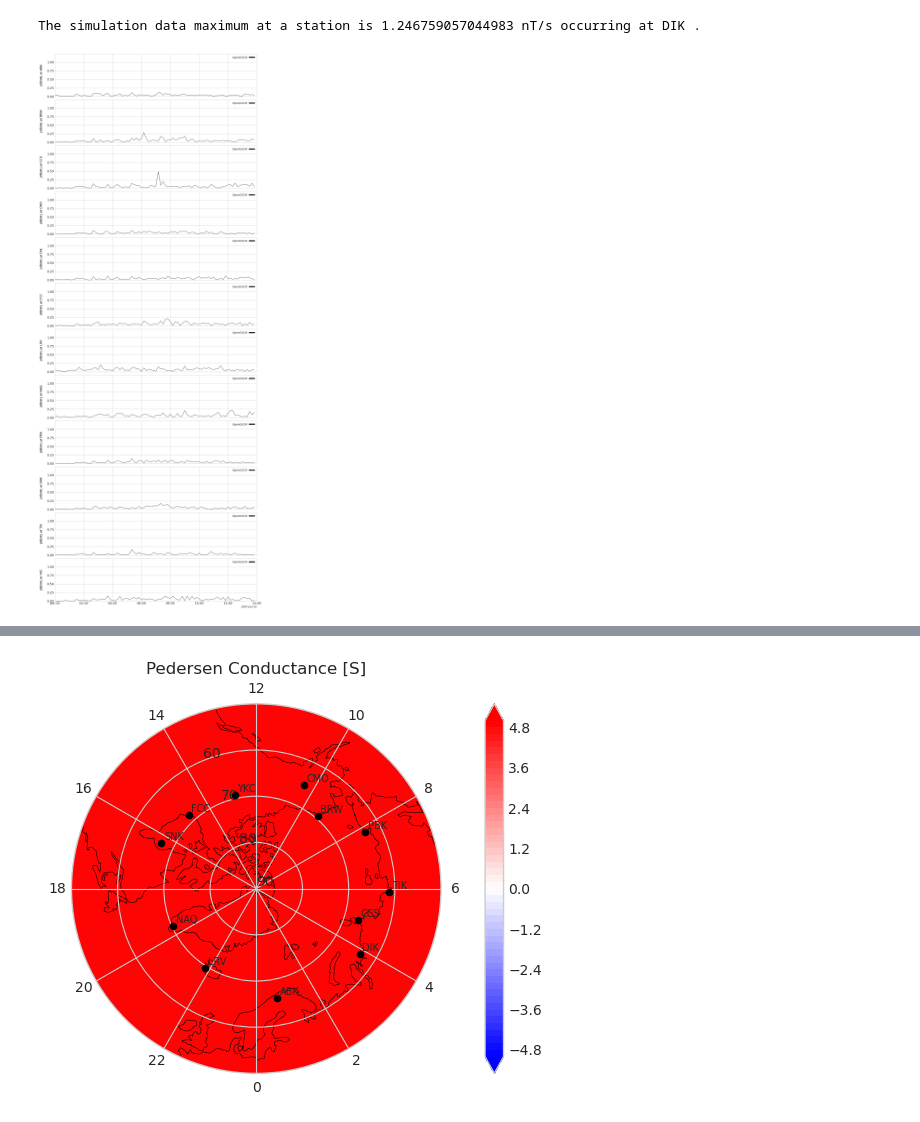
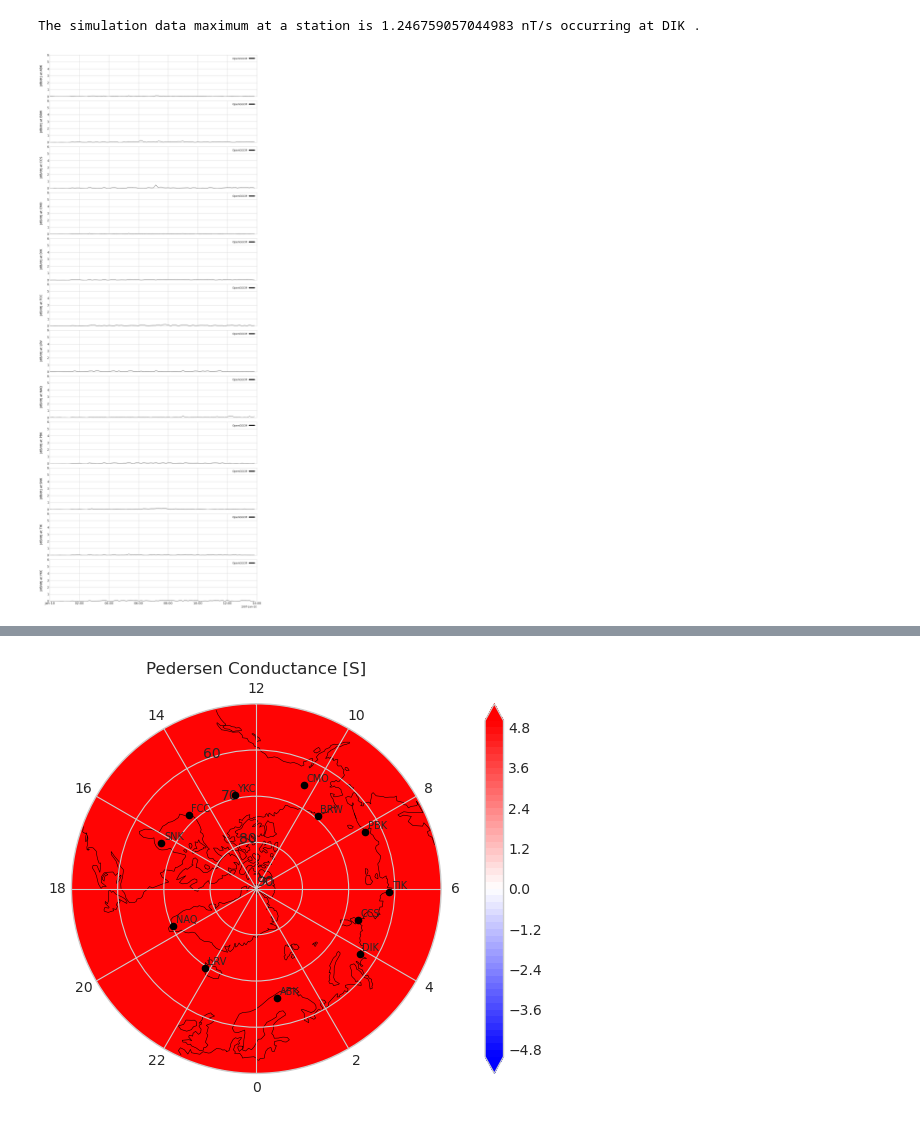
Before and after one commit to choongminum/storm199701, a Jupyter notebook: runs/raeder/c031/plots/geo_data_c031.ipynb, the cells around one changed output, grey strips where cells are left out. Cells and saved outputs as stored; diff of their text form; code cells hidden in the pictures.

Commit message:
feat: use the same `yrange` on dB/dt plots

```diff
--- a/runs/raeder/c031/plots/geo_data_c031.ipynb
+++ b/runs/raeder/c031/plots/geo_data_c031.ipynb
@@ -256,27 +257,28 @@ The simulation data maximum at a station is 1.246759057044983 nT/s occurring at
 # %%
 # Plot OpenGGCM |dB/dt| at each station.
 vars_to_plot = []
 
 for station in stations:
     vars_to_plot.append(
         f"delbh_t_sim_{station.values}",
     )
     options(
         f"delbh_t_sim_{station.values}",
         "ytitle",
         f"|dB/dt| at {station.values}",
     )
 
-options(vars_to_plot, "yrange", [0, delbh_t_sim_station.max().item()])
+# options(vars_to_plot, "yrange", [0, delbh_t_sim_station.max().item()])
+options(vars_to_plot, "yrange", [0, 6])
 options(vars_to_plot, "alpha", 1.0)
 options(vars_to_plot, "line_width", 0.75)
 options(vars_to_plot, "legend_names", "OpenGGCM")
 options(vars_to_plot, "legend_location", "upper right")
 
 # Plot |dB/dt| at each station with a uniform `yrange`.
 tplot(vars_to_plot, trange, ysize=2.5 * len(vars_to_plot))
 # %% [output]
-[figure, old version]
+[figure, new version]
 # %%
 # # Calculate observed |dB/dt|.
 # # Map magnetometer names between OMNI and THEMIS.
```
Also changed, not shown: parts of 3 cells of this notebook, 1 other file.
